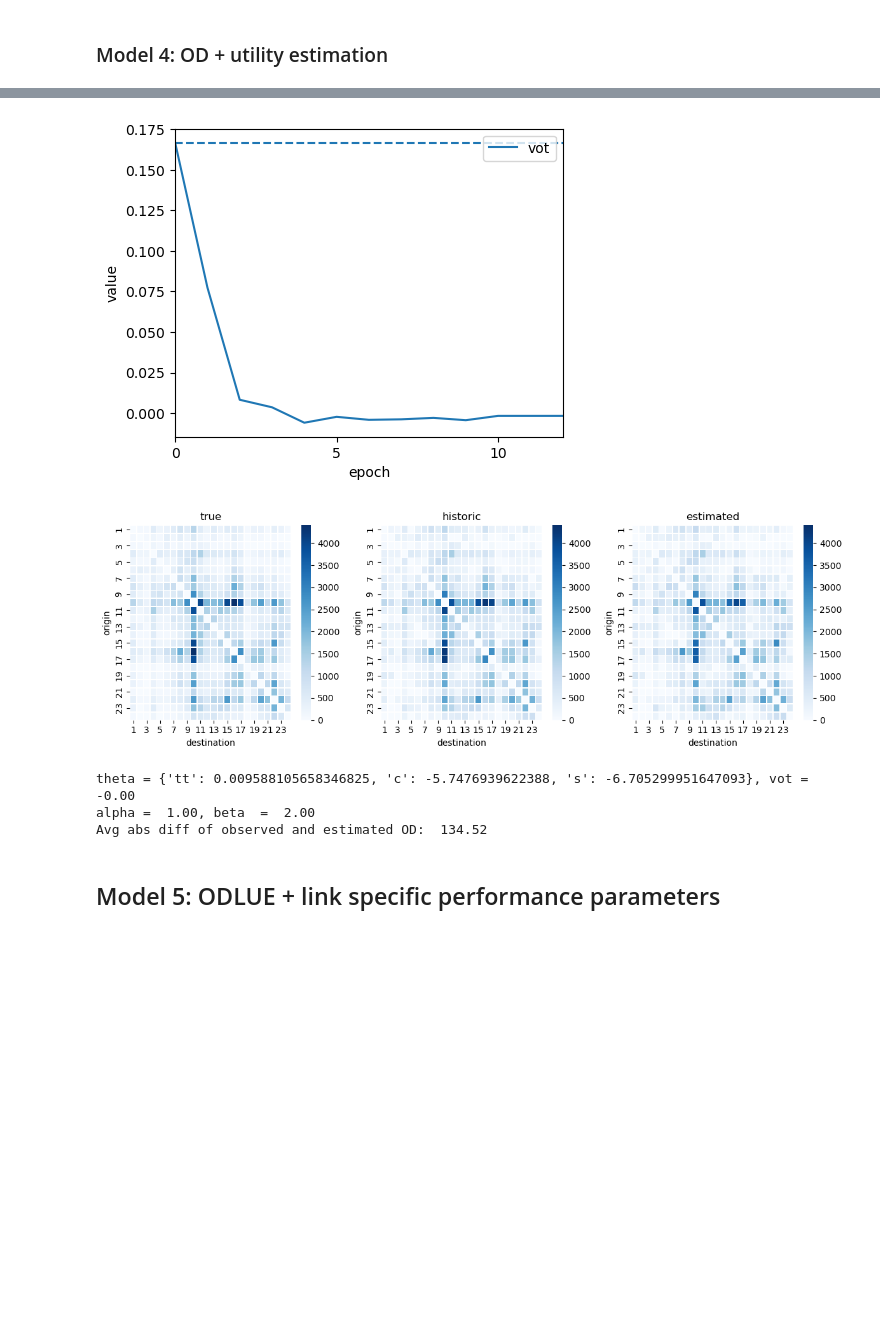
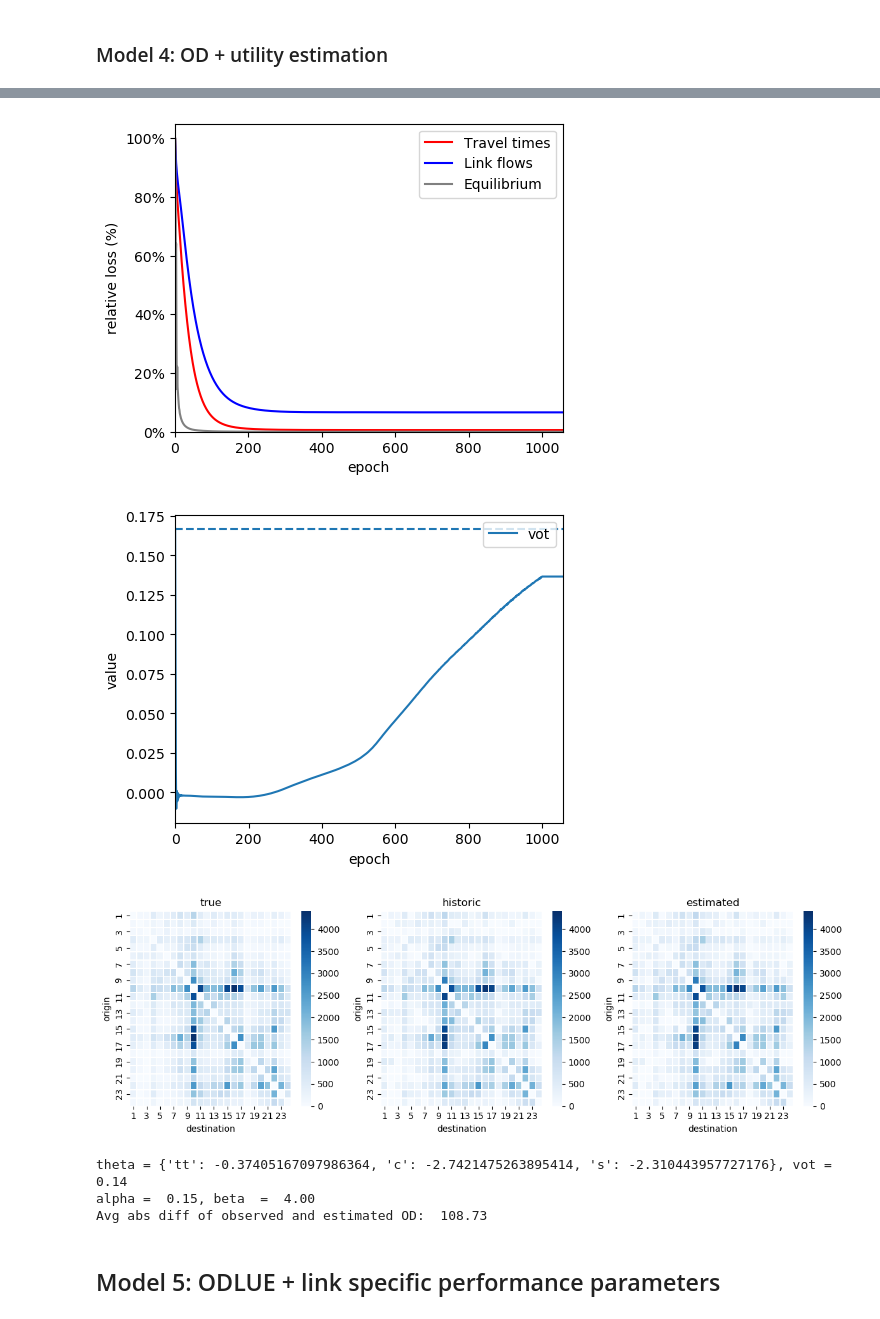
Before and after one commit to pabloguarda/pesuelogit, a Jupyter notebook: examples/notebooks/gisuelogit-siouxfalls.ipynb, the cells around one changed output, grey strips where cells are left out. Saved outputs shown, nothing was run; the diff lists cells and outputs as text; code cells hidden in the pictures; blank space fills up the shorter version.

```diff
--- a/examples/notebooks/gisuelogit-siouxfalls.ipynb
+++ b/examples/notebooks/gisuelogit-siouxfalls.ipynb
@@ -432,7 +427,7 @@ if run_model['lpe']:
         od=od_parameters,
     )
 
-    train_results_dfs['lpe'], val_results_dfs['lpe'] = lpe.train(
+    train_results_dfs['lpe'], test_results_dfs['lpe'] = lpe.train(
         X_train, Y_train, X_test, Y_test,
         optimizer=optimizer,
         batch_size=_BATCH_SIZE,
@@ -446,17 +441,17 @@ if run_model['lpe']:
         epochs=_EPOCHS)
 
     train_results_estimates, train_results_losses = lpe.split_results(results=train_results_dfs['lpe'])
-    val_results_estimates, val_results_losses = lpe.split_results(results=val_results_dfs['lpe'])
+    val_results_estimates, val_results_losses = lpe.split_results(results=test_results_dfs['lpe'])
 
-    plot_predictive_performance(train_losses= train_results_losses, val_losses=val_results_dfs['lpe'],
-                                xticks_spacing = 250)
+    plot_predictive_performance(train_losses= train_results_losses, val_losses=test_results_dfs['lpe'],
+                                show_validation=False,
+                                xticks_spacing = _XTICKS_SPACING)
+
+    plot_predictive_performance(train_losses= train_results_losses, val_losses=test_results_dfs['lpe'],
+                                show_validation= True, xticks_spacing = _XTICKS_SPACING)
 
     plot_convergence_estimates(estimates=train_results_estimates[['epoch','alpha','beta']],
-                               true_values=lpe.bpr.true_values)
-
-    Qs = {'true': tntp_network.OD.Q_true, 'historic': Q_historic, 'estimated': tf.sparse.to_dense(lpe.Q).numpy()}
-
-    plot_heatmap_demands(Qs=Qs, vmin=np.min(Qs['true']), vmax=np.max(Qs['true']), subplots_dims=(1, 3), figsize=(12, 4))
+                               true_values=lpe.bpr.true_values, xticks_spacing = _XTICKS_SPACING)
 
     plt.show()
 
@@ -542,7 +537,7 @@ if run_model['ode']:
         od=od_parameters,
     )
 
-    train_results_dfs['ode'], val_results_dfs['ode'] = ode.train(
+    train_results_dfs['ode'], test_results_dfs['ode'] = ode.train(
         X_train, Y_train, X_test, Y_test,
         optimizer=optimizer,
         batch_size=_BATCH_SIZE,
@@ -554,16 +549,17 @@ if run_model['ode']:
         epochs_print_interval=_EPOCHS_PRINT_INTERVAL,
         epochs=_EPOCHS)
 
-    plot_predictive_performance(train_losses=train_results_dfs['ode'], val_losses=val_results_dfs['ode'],
-                                xticks_spacing= 250)
+    plot_predictive_performance(train_losses=train_results_dfs['ode'], val_losses=test_results_dfs['ode'],
+                                show_validation= False,
+                                xticks_spacing = _XTICKS_SPACING)
 
-    plt.show()
+    plot_predictive_performance(train_losses=train_results_dfs['ode'], val_losses=test_results_dfs['ode'],
+                                show_validation= True, xticks_spacing = _XTICKS_SPACING)
 
     Qs = {'true': tntp_network.OD.Q_true, 'historic': Q_historic, 'estimated': tf.sparse.to_dense(ode.Q).numpy()}
 
     plot_heatmap_demands(Qs=Qs, vmin=np.min(Qs['true']), vmax=np.max(Qs['true']), subplots_dims=(1, 3), figsize=(12, 4))
 
-    plt.show()
 
     print(f"theta = {dict(zip(utility_parameters.true_values.keys(), list(ode.theta.numpy())))}")
     print(f"alpha = {ode.alpha: 0.2f}, beta  = {ode.beta: 0.2f}")
@@ -618,7 +612,7 @@ if run_model['odlue']:
     # utility_parameters.initial_values = dict(utility_parameters.initial_values, tt = -1, c = -1, s = -1)
 
     bpr_parameters = BPRParameters(keys=['alpha', 'beta'],
-                                   initial_values={'alpha': 1, 'beta': 2},
+                                   initial_values={'alpha': 0.15, 'beta': 4},
                                    true_values={'alpha': 0.15, 'beta': 4},
                                    trainables=dict.fromkeys(['alpha', 'beta'], False),
                                    )
@@ -654,7 +648,7 @@ if run_model['odlue']:
         od=od_parameters,
     )
 
-    train_results_dfs['odlue'], val_results_dfs['odlue'] = odlue.train(
+    train_results_dfs['odlue'], test_results_dfs['odlue'] = odlue.train(
         X_train, Y_train, X_test, Y_test,
         optimizer=optimizer,
         batch_size=_BATCH_SIZE,
@@ -667,14 +661,17 @@ if run_model['odlue']:
         epochs=_EPOCHS)
 
     train_results_estimates, train_results_losses = odlue.split_results(results=train_results_dfs['odlue'])
-    val_results_estimates, val_results_losses = odlue.split_results(results=val_results_dfs['odlue'])
+    val_results_estimates, val_results_losses = odlue.split_results(results=test_results_dfs['odlue'])
 
-    plot_predictive_performance(train_losses= train_results_losses, val_losses=val_results_dfs['odlue'],
-                                xticks_spacing = 250)
+    plot_predictive_performance(train_losses= train_results_losses, val_losses=test_results_dfs['odlue'],
+                                show_validation= False, xticks_spacing = _XTICKS_SPACING)
+
+    plot_predictive_performance(train_losses= train_results_losses, val_losses=test_results_dfs['odlue'],
+                                show_validation= True, xticks_spacing = _XTICKS_SPACING)
 
     plot_convergence_estimates(estimates=train_results_estimates.\
                                assign(vot = train_results_estimates['tt']/train_results_estimates['c'])[['epoch','vot']],
-                               true_values={'vot':lue.utility.true_values['tt']/lue.utility.true_values['c']})
+                               true_values={'vot':lue.utility.true_values['tt']/lue.utility.true_values['c']}, xticks_spacing = _XTICKS_SPACING)
 
     Qs = {'true': tntp_network.OD.Q_true, 'historic': Q_historic, 'estimated': tf.sparse.to_dense(odlue.Q).numpy()}
 
@@ -708,8 +705,9 @@ Epoch: 2, n_train: 80, n_test: 20
-[figure, old version]
+[figure, new version]
-[figure, old version]
+[figure, new version]
+[figure, added]
-theta = {'tt': 0.009588105658346825, 'c': -5.7476939622388, 's': -6.705299951647093}, vot = -0.00
-alpha =  1.00, beta  =  2.00
-Avg abs diff of observed and estimated OD:  134.52
+theta = {'tt': -0.37405167097986364, 'c': -2.7421475263895414, 's': -2.310443957727176}, vot = 0.14
+alpha =  0.15, beta  =  4.00
+Avg abs diff of observed and estimated OD:  108.73
 # %% [markdown]
 ## Model 5: ODLUE + link specific performance parameters
 # %%
```
Also changed, not shown: parts of 19 cells of this notebook, 9 other files.
